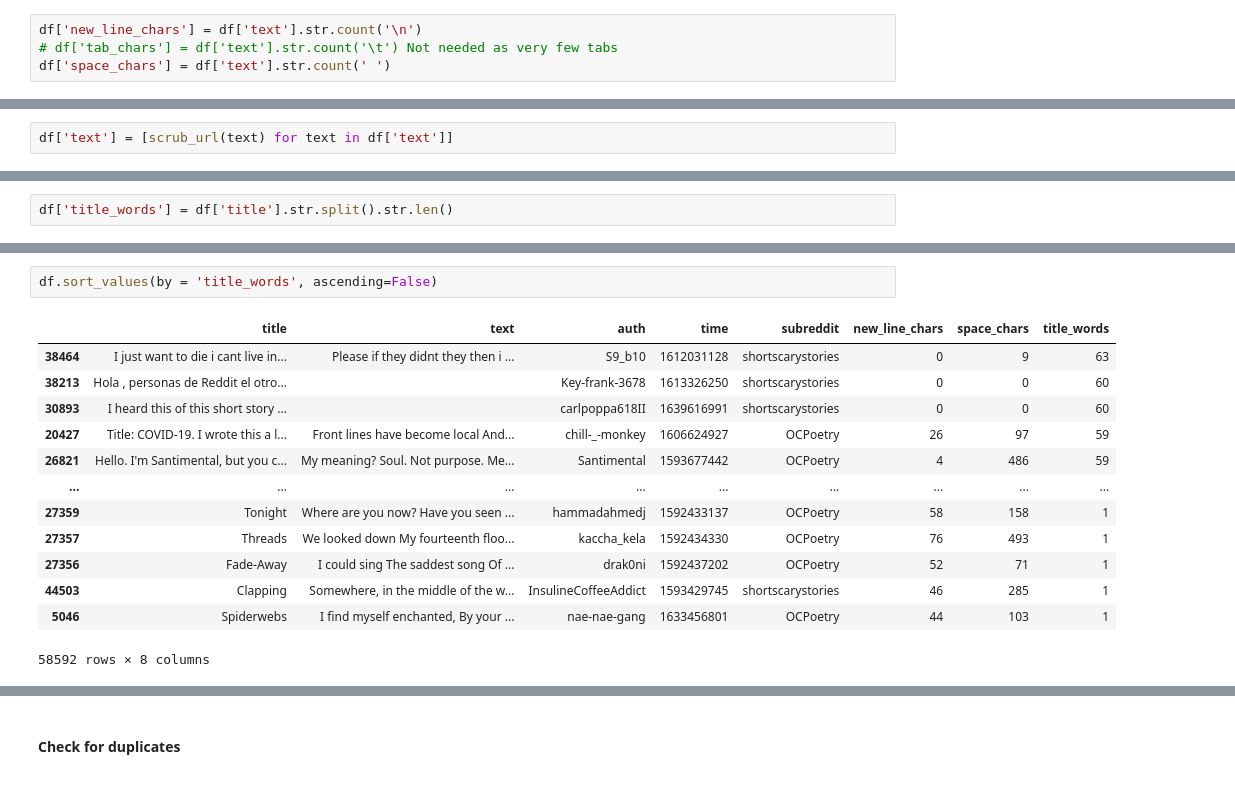
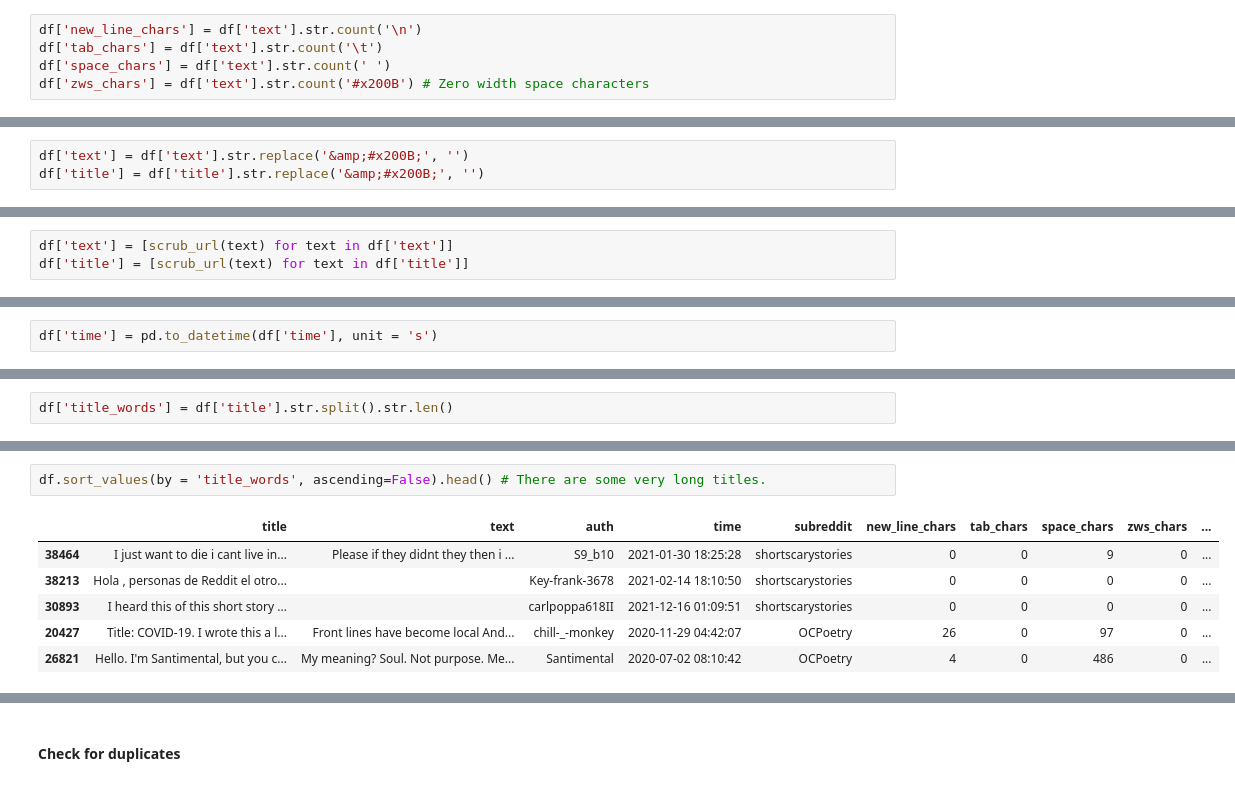
Before and after one commit to stevenlw-porpoise/Reddit-NLP-Classifier, a Jupyter notebook: EDA.ipynb, the cells around one changed output, grey strips where cells are left out. Saved outputs shown, nothing was run; the diff lists cells and outputs as text.

```diff
--- a/EDA.ipynb
+++ b/EDA.ipynb
@@ -91,5 +105,6 @@ df['text'].fillna('', inplace=True)
 Whitespace features could be predictive of poetry - I will count them here and then remove them from the text, so they can be included or not in later analysis.
 # %%
 df['new_line_chars'] = df['text'].str.count('\n')
-# df['tab_chars'] = df['text'].str.count('\t') Not needed as very few tabs
+df['tab_chars'] = df['text'].str.count('\t')
 df['space_chars'] = df['text'].str.count(' ')
+df['zws_chars'] = df['text'].str.count('#x200B') # Zero width space characters
@@ -120,3 +135,6 @@ df.head()
+# %%
+df['text'] = df['text'].str.replace('&amp;#x200B;', '')
+df['title'] = df['title'].str.replace('&amp;#x200B;', '')
 # %% [markdown]
 #### Filter URLs
 # %% [markdown]
@@ -162,6 +180,7 @@ def scrub_url(text):
     return ' '.join([token for token in text.split() if token.find('https') == -1])
 # %%
 df['text'] = [scrub_url(text) for text in df['text']]
+df['title'] = [scrub_url(text) for text in df['title']]
 # %%
 df['text'].str.count('https').sum() # check scrubbing
 # %% [output]
@@ -170,0 +194,2 @@ df['text'].str.count('https').sum() # check scrubbing
+# %%
+df['time'] = pd.to_datetime(df['time'], unit = 's')
@@ -192,19 +208,12 @@ df['title_words'].value_counts()
 Name: title_words, dtype: int64
 # %%
-df.sort_values(by = 'title_words', ascending=False)
+df.sort_values(by = 'title_words', ascending=False).head() # There are some very long titles.
 # %% [output]
-|  | title | text | auth | time | subreddit | new_line_chars | space_chars | title_words |
-| 38464 | I just want to die i cant live in... | Please if they didnt they then i ... | S9_b10 | 1612031128 | shortscarystories | 0 | 9 | 63 |
-| 38213 | Hola , personas de Reddit el otro... |  | Key-frank-3678 | 1613326250 | shortscarystories | 0 | 0 | 60 |
-| 30893 | I heard this of this short story ... |  | carlpoppa618II | 1639616991 | shortscarystories | 0 | 0 | 60 |
-| 20427 | Title: COVID-19. I wrote this a l... | Front lines have become local And... | chill-_-monkey | 1606624927 | OCPoetry | 26 | 97 | 59 |
-| 26821 | Hello. I'm Santimental, but you c... | My meaning? Soul. Not purpose. Me... | Santimental | 1593677442 | OCPoetry | 4 | 486 | 59 |
-| ... | ... | ... | ... | ... | ... | ... | ... | ... |
-| 27359 | Tonight | Where are you now? Have you seen ... | hammadahmedj | 1592433137 | OCPoetry | 58 | 158 | 1 |
-| 27357 | Threads | We looked down My fourteenth floo... | kaccha_kela | 1592434330 | OCPoetry | 76 | 493 | 1 |
-| 27356 | Fade-Away | I could sing The saddest song Of ... | drak0ni | 1592437202 | OCPoetry | 52 | 71 | 1 |
-| 44503 | Clapping | Somewhere, in the middle of the w... | InsulineCoffeeAddict | 1593429745 | shortscarystories | 46 | 285 | 1 |
-| 5046 | Spiderwebs | I find myself enchanted, By your ... | nae-nae-gang | 1633456801 | OCPoetry | 44 | 103 | 1 |
+|  | title | text | auth | time | subreddit | new_line_chars | tab_chars | space_chars | zws_chars | ... |
+| 38464 | I just want to die i cant live in... | Please if they didnt they then i ... | S9_b10 | 2021-01-30 18:25:28 | shortscarystories | 0 | 0 | 9 | 0 | ... |
+| 38213 | Hola , personas de Reddit el otro... |  | Key-frank-3678 | 2021-02-14 18:10:50 | shortscarystories | 0 | 0 | 0 | 0 | ... |
+| 30893 | I heard this of this short story ... |  | carlpoppa618II | 2021-12-16 01:09:51 | shortscarystories | 0 | 0 | 0 | 0 | ... |
+| 20427 | Title: COVID-19. I wrote this a l... | Front lines have become local And... | chill-_-monkey | 2020-11-29 04:42:07 | OCPoetry | 26 | 0 | 97 | 0 | ... |
+| 26821 | Hello. I'm Santimental, but you c... | My meaning? Soul. Not purpose. Me... | Santimental | 2020-07-02 08:10:42 | OCPoetry | 4 | 0 | 486 | 0 | ... |
-58592 rows × 8 columns
 # %%
 df['text_words'] = df['text'].str.split().str.len()
```
Also changed, not shown: parts of 107 cells of this notebook.
